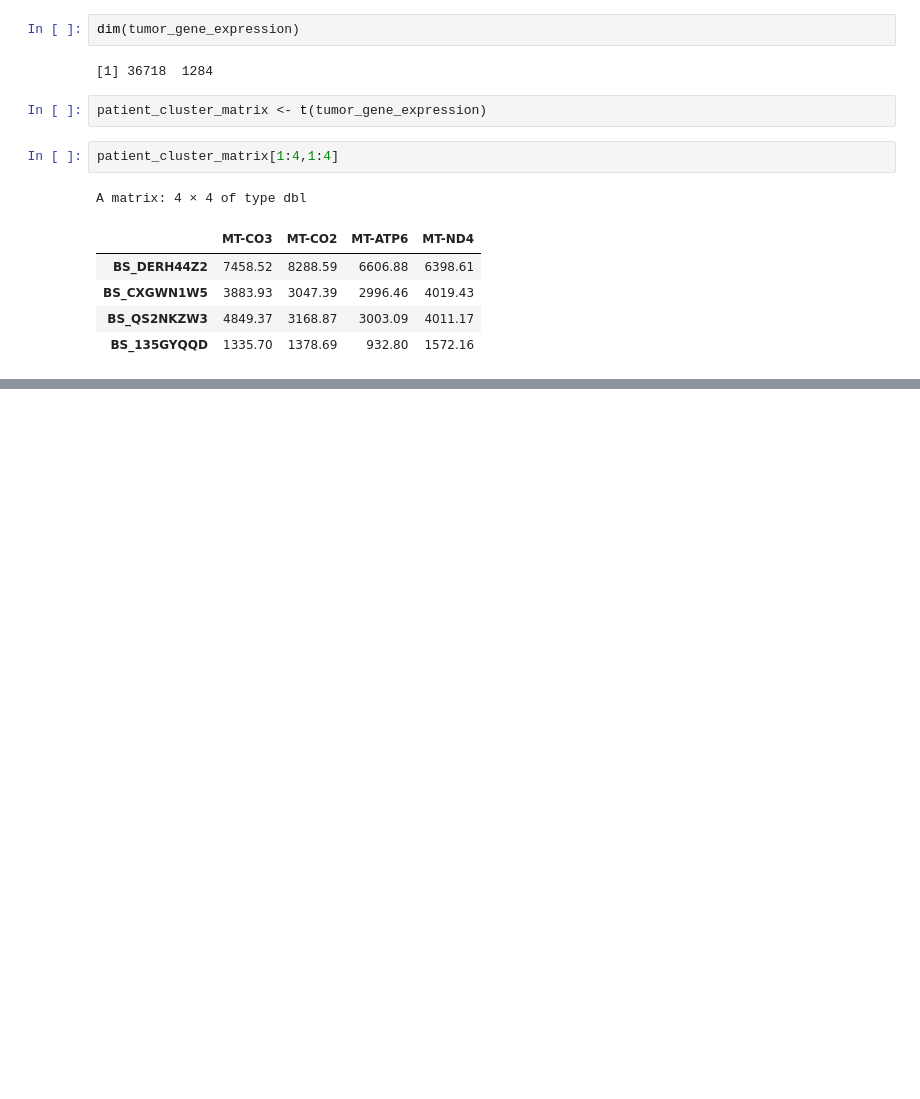
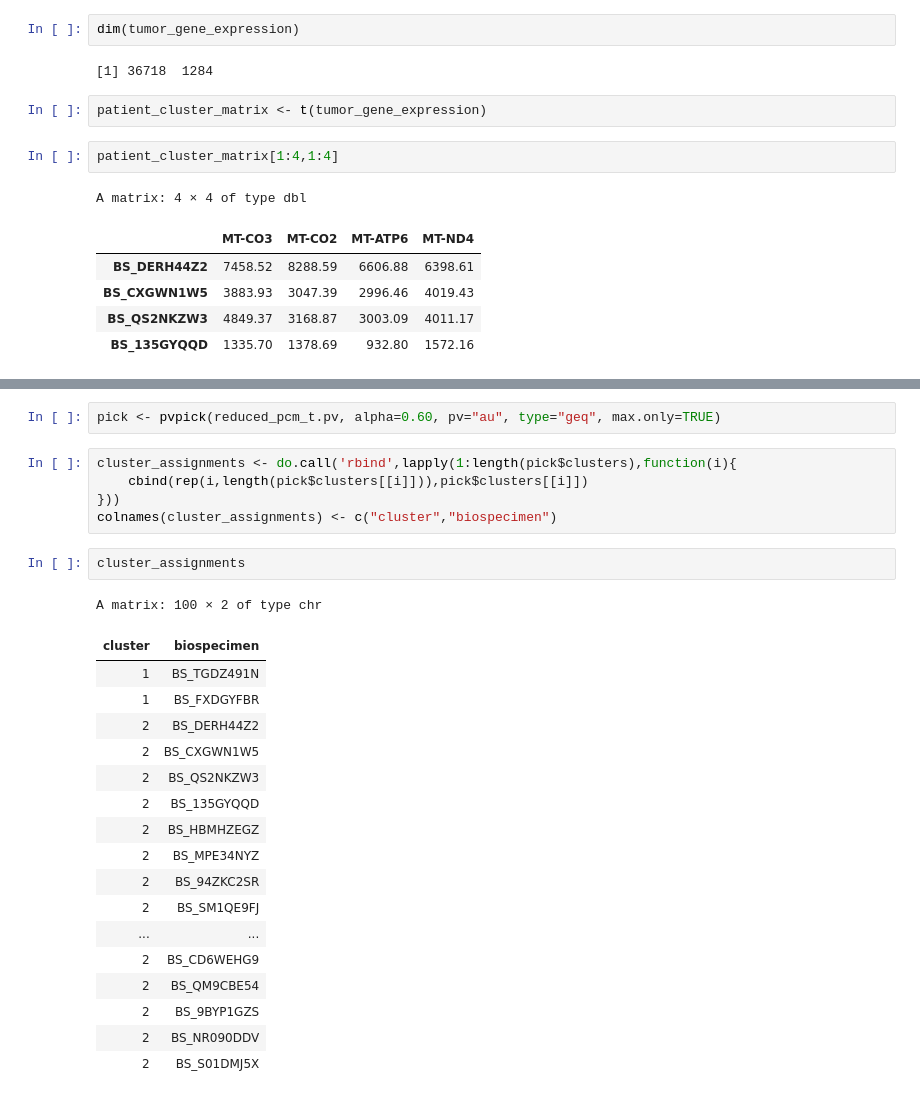
Before and after one commit to adeslatt/pvclust-docker, a Jupyter notebook: assets/tge_pvclust.ipynb, the cells around one changed output, grey strips where cells are left out. Saved outputs shown, nothing was run; the diff lists cells and outputs as text; blank space fills up the shorter version.

```diff
--- a/assets/tge_pvclust.ipynb
+++ b/assets/tge_pvclust.ipynb
@@ -42,0 +94,28 @@ patient_cluster.pv <- pvclust(patient_cluster_matrix, nboot=10, parallel=FALSE)
+# %%
+pick <- pvpick(reduced_pcm_t.pv, alpha=0.60, pv="au", type="geq", max.only=TRUE)
+# %%
+cluster_assignments <- do.call('rbind',lapply(1:length(pick$clusters),function(i){
+    cbind(rep(i,length(pick$clusters[[i]])),pick$clusters[[i]])
+}))
+colnames(cluster_assignments) <- c("cluster","biospecimen")
+# %%
+cluster_assignments
+# %% [output]
+A matrix: 100 × 2 of type chr
+| cluster | biospecimen |
+| 1 | BS_TGDZ491N |
+| 1 | BS_FXDGYFBR |
+| 2 | BS_DERH44Z2 |
+| 2 | BS_CXGWN1W5 |
+| 2 | BS_QS2NKZW3 |
+| 2 | BS_135GYQQD |
+| 2 | BS_HBMHZEGZ |
+| 2 | BS_MPE34NYZ |
+| 2 | BS_94ZKC2SR |
+| 2 | BS_SM1QE9FJ |
+| ... | ... |
+| 2 | BS_CD6WEHG9 |
+| 2 | BS_QM9CBE54 |
+| 2 | BS_9BYP1GZS |
+| 2 | BS_NR090DDV |
+| 2 | BS_S01DMJ5X |
```
Also changed, not shown: parts of 14 cells of this notebook.
